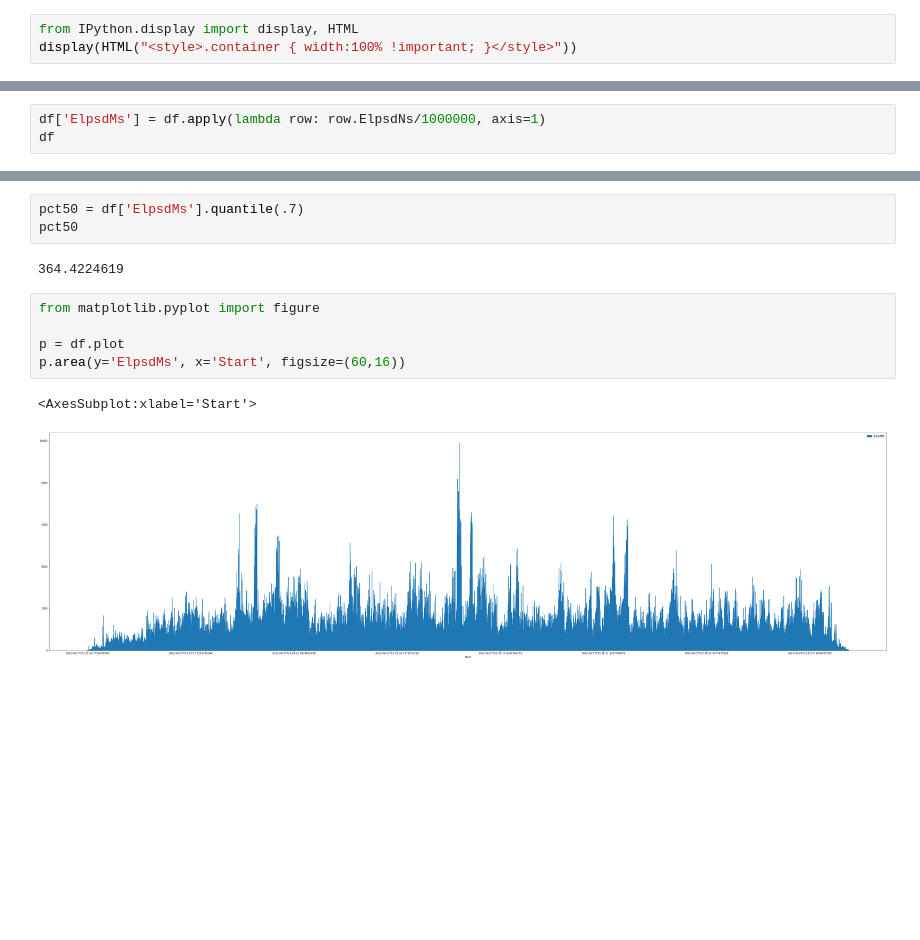
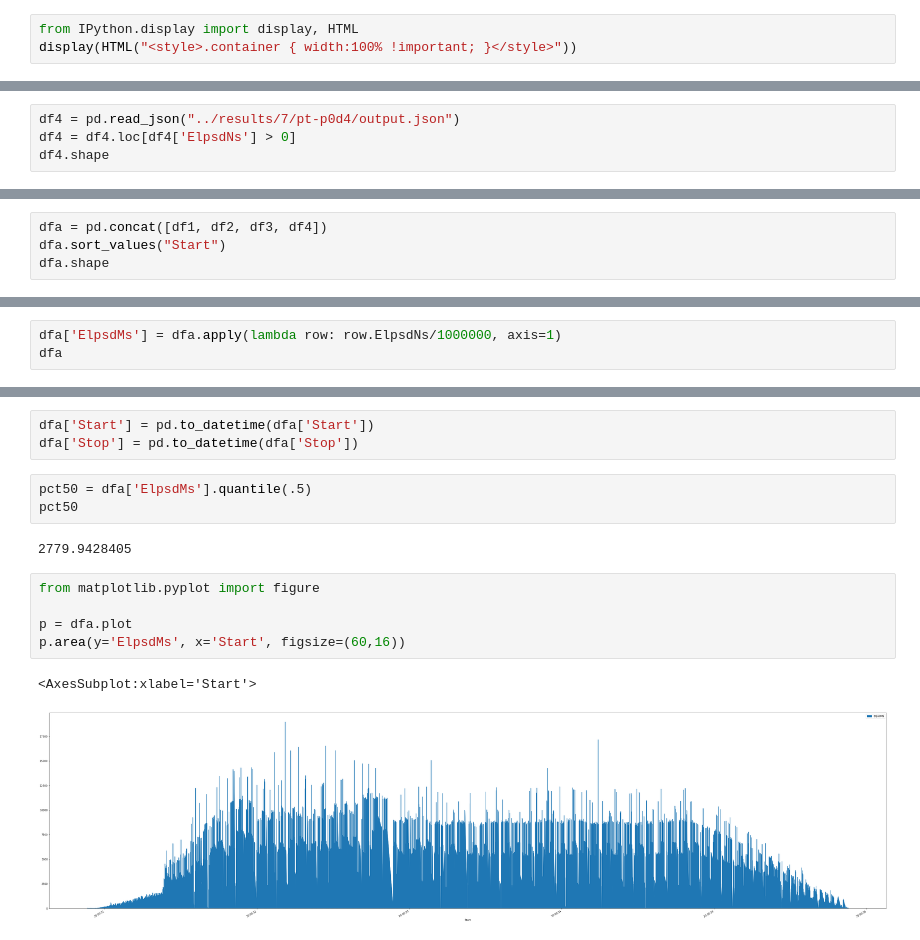
Before and after one commit to simonmittag/j8a-performance, a Jupyter notebook: reports/P0d Results.ipynb, the cells around one changed output, grey strips where cells are left out. Saved outputs shown, nothing was run; the diff lists cells and outputs as text; blank space fills up the shorter version.

Commit message:
plot results for test run 7 with 65k connections

```diff
--- a/reports/P0d Results.ipynb
+++ b/reports/P0d Results.ipynb
@@ -34,0 +26,4 @@ df
+# %%
+df4 = pd.read_json("../results/7/pt-p0d4/output.json")
+df4 = df4.loc[df4['ElpsdNs'] > 0]
+df4.shape
@@ -34,0 +32,4 @@ df
+# %%
+dfa = pd.concat([df1, df2, df3, df4])
+dfa.sort_values("Start")
+dfa.shape
@@ -35,5 +47,5 @@ df
 # %%
-df['ElpsdMs'] = df.apply(lambda row: row.ElpsdNs/1000000, axis=1)
-df
+dfa['ElpsdMs'] = dfa.apply(lambda row: row.ElpsdNs/1000000, axis=1)
+dfa
 # %% [output]
 |  | Start | Stop | ElpsdNs | ReqBytes | ResCode | ResBytes | ResErr | ID | Time | Config | OS | ... |
@@ -52,13 +64,16 @@ df
+# %%
+dfa['Start'] = pd.to_datetime(dfa['Start'])
+dfa['Stop'] = pd.to_datetime(dfa['Stop'])
 # %%
-pct50 = df['ElpsdMs'].quantile(.7)
+pct50 = dfa['ElpsdMs'].quantile(.5)
 pct50
 # %% [output]
-364.4224619
+2779.9428405
 # %%
 from matplotlib.pyplot import figure
 
-p = df.plot
+p = dfa.plot
 p.area(y='ElpsdMs', x='Start', figsize=(60,16))
 # %% [output]
 <AxesSubplot:xlabel='Start'>
-[figure, old version]
+[figure, new version]
```
Also changed, not shown: parts of 11 cells of this notebook, 35 other files.
